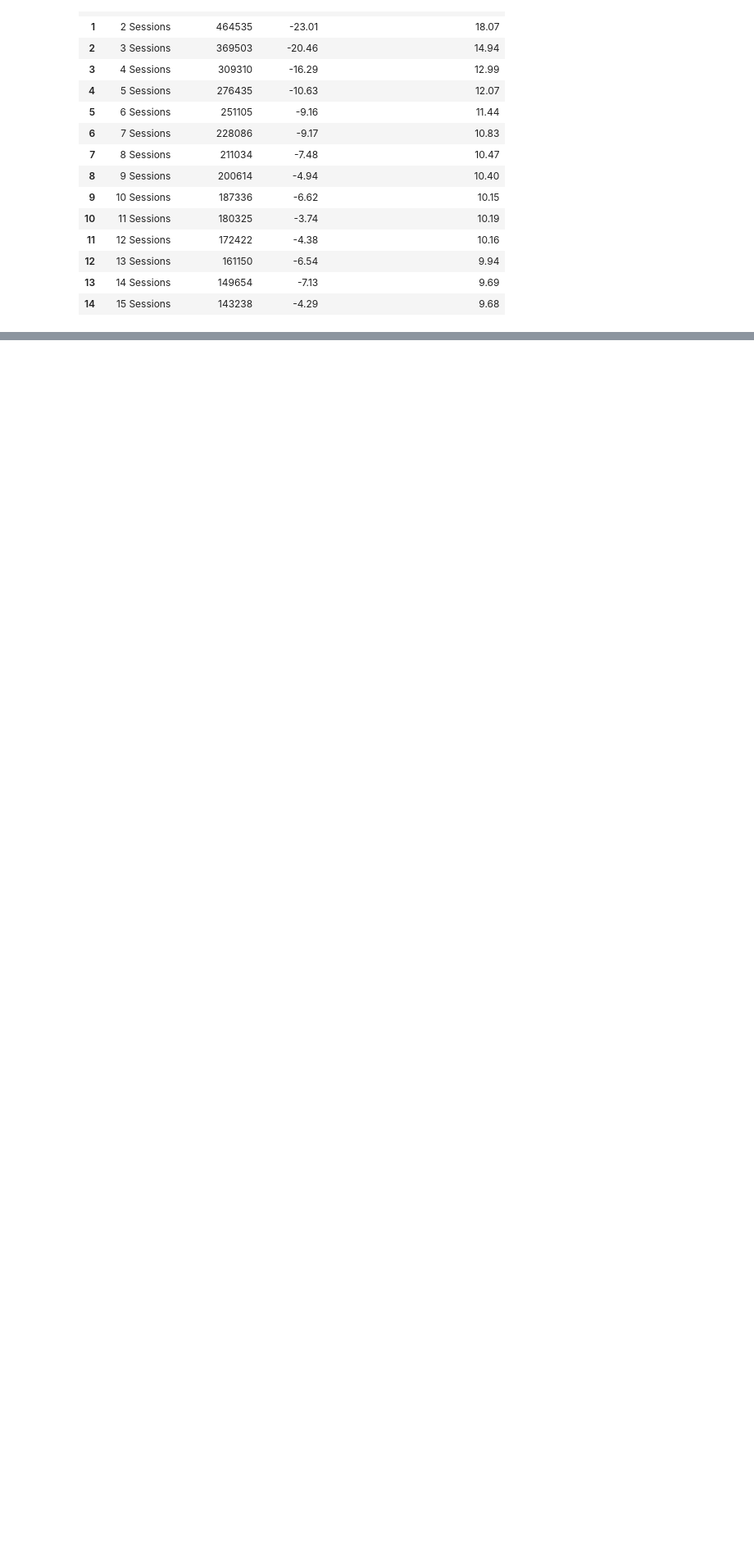
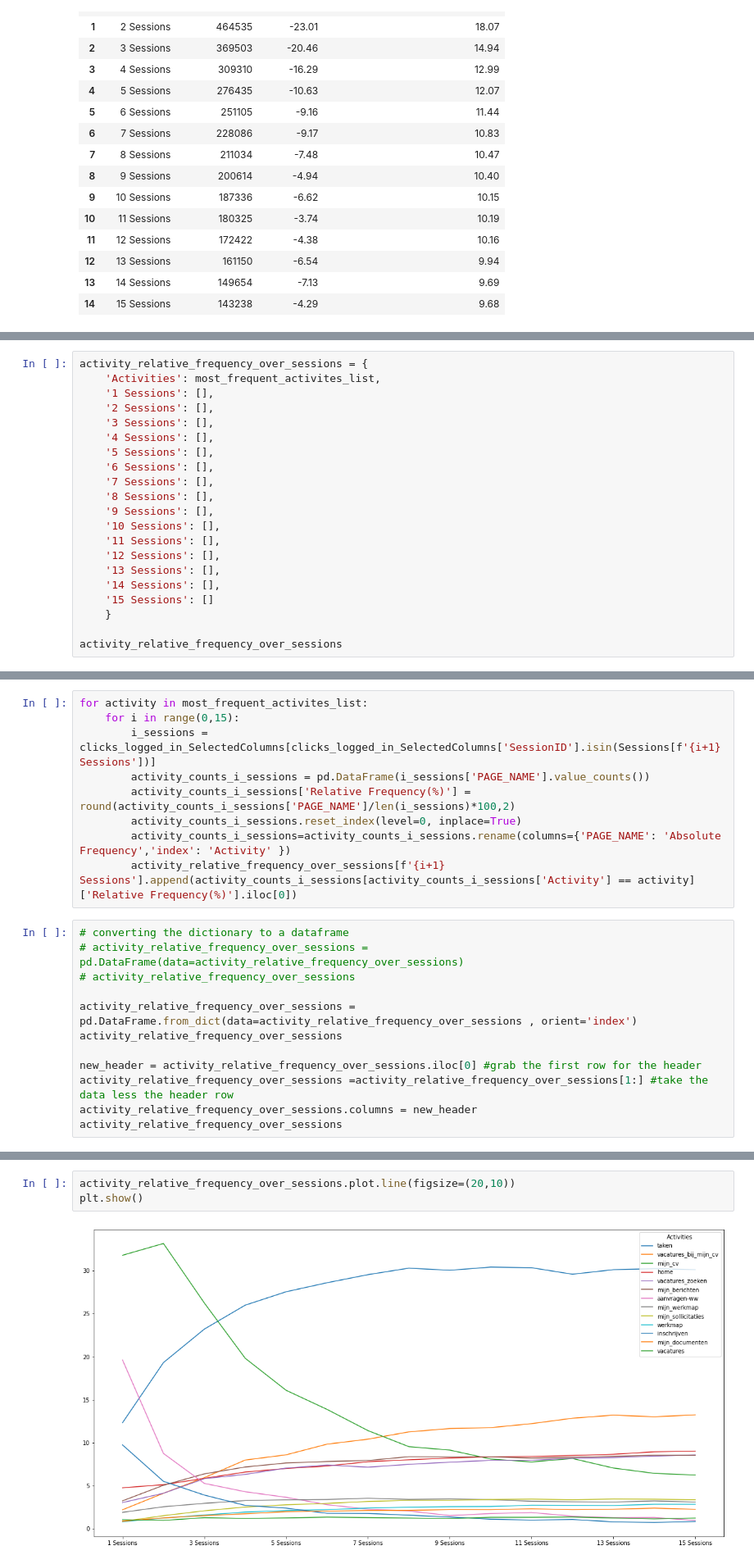
Before and after one commit to sinaaghaee/ProcessMiningProject-CustomerBehaviorAnalysis, a Jupyter notebook: BPM-Project-Aghaee-Varchandi-Mahmoodi.ipynb, the cells around one changed output, grey strips where cells are left out. Shown at 82% size. Saved outputs shown, nothing was run; the diff lists cells and outputs as text; blank space fills up the shorter version.

```diff
--- a/BPM-Project-Aghaee-Varchandi-Mahmoodi.ipynb
+++ b/BPM-Project-Aghaee-Varchandi-Mahmoodi.ipynb
@@ -1247,0 +1278,21 @@ In order to identify the changes in the transition between websites we need to c
+# %%
+activity_relative_frequency_over_sessions = {
+    'Activities': most_frequent_activites_list,
+    '1 Sessions': [],
+    '2 Sessions': [],
+    '3 Sessions': [],
+    '4 Sessions': [],
+    '5 Sessions': [],
+    '6 Sessions': [],
+    '7 Sessions': [],
+    '8 Sessions': [],
+    '9 Sessions': [],
+    '10 Sessions': [],
+    '11 Sessions': [],
+    '12 Sessions': [],
+    '13 Sessions': [],
+    '14 Sessions': [],
+    '15 Sessions': []
+    }
+
+activity_relative_frequency_over_sessions
@@ -1247,0 +1317,21 @@ In order to identify the changes in the transition between websites we need to c
+# %%
+for activity in most_frequent_activites_list:
+    for i in range(0,15):
+        i_sessions = clicks_logged_in_SelectedColumns[clicks_logged_in_SelectedColumns['SessionID'].isin(Sessions[f'{i+1} Sessions'])]
+        activity_counts_i_sessions = pd.DataFrame(i_sessions['PAGE_NAME'].value_counts())
+        activity_counts_i_sessions['Relative Frequency(%)'] = round(activity_counts_i_sessions['PAGE_NAME']/len(i_sessions)*100,2)
+        activity_counts_i_sessions.reset_index(level=0, inplace=True)
+        activity_counts_i_sessions=activity_counts_i_sessions.rename(columns={'PAGE_NAME': 'Absolute Frequency','index': 'Activity' })
+        activity_relative_frequency_over_sessions[f'{i+1} Sessions'].append(activity_counts_i_sessions[activity_counts_i_sessions['Activity'] == activity]['Relative Frequency(%)'].iloc[0])
+# %%
+# converting the dictionary to a dataframe
+# activity_relative_frequency_over_sessions = pd.DataFrame(data=activity_relative_frequency_over_sessions)
+# activity_relative_frequency_over_sessions
+
+activity_relative_frequency_over_sessions = pd.DataFrame.from_dict(data=activity_relative_frequency_over_sessions , orient='index')
+activity_relative_frequency_over_sessions
+
+new_header = activity_relative_frequency_over_sessions.iloc[0] #grab the first row for the header
+activity_relative_frequency_over_sessions =activity_relative_frequency_over_sessions[1:] #take the data less the header row
+activity_relative_frequency_over_sessions.columns = new_header
+activity_relative_frequency_over_sessions
@@ -1247,0 +1358,5 @@ In order to identify the changes in the transition between websites we need to c
+# %%
+activity_relative_frequency_over_sessions.plot.line(figsize=(20,10))
+plt.show()
+# %% [output]
+[figure, added]
```
Also changed, not shown: parts of 54 cells of this notebook.
